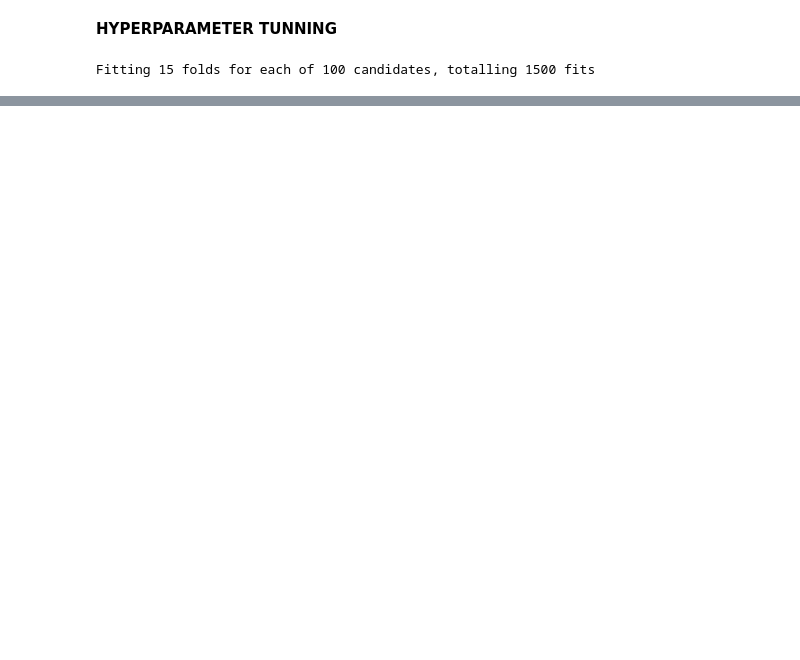
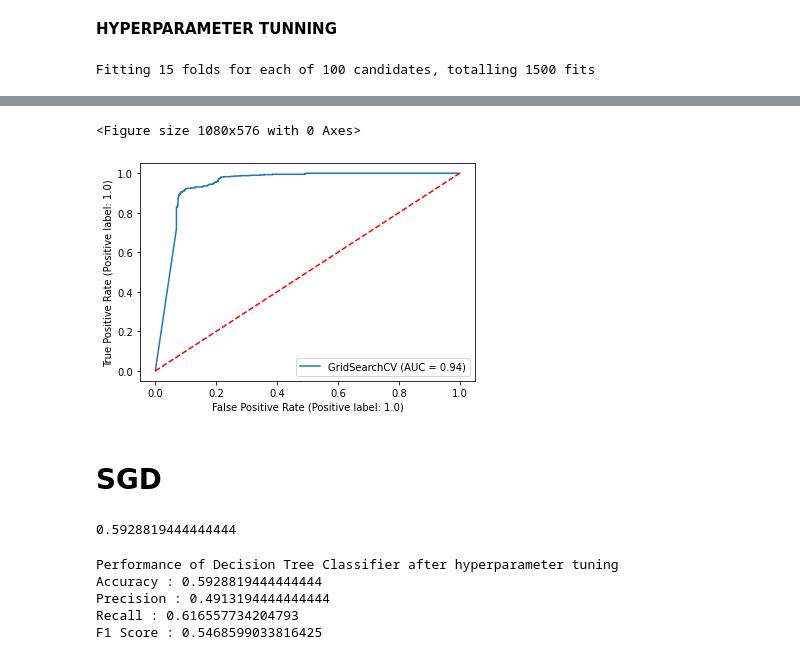
Before and after one commit to Tanjul5/Cardiovascular-Risk-Prediction, a Jupyter notebook: Cardiovascular_Risk_Prediction.ipynb, the cells around one changed output, grey strips where cells are left out. Drawn from its saved outputs; the diff is of its cells as text; code cells hidden in the pictures; blank space fills up the shorter version.

```diff
--- a/Cardiovascular_Risk_Prediction.ipynb
+++ b/Cardiovascular_Risk_Prediction.ipynb
@@ -743,0 +1076,41 @@ plt.show()
+# %%
+# Let us plot ROC curve
+from sklearn.metrics import plot_roc_curve
+plt.figure(figsize=(15,8))
+svc_disp = plot_roc_curve(gs,X_test_trf,y_test_n)
+x,y=np.arange(0,1.1,0.1),np.arange(0,1.1,0.1)
+plt.plot(x,y,'b--',color='r')
+plt.show()
+# %% [output]
+<Figure size 1080x576 with 0 Axes>
+[figure, added]
+# %% [markdown]
+# **SGD**
+# %%
+from sklearn.linear_model import SGDClassifier
+sgd = SGDClassifier().fit(X_train_trf,y_train_n)
+y_sgd_pred = sgd.predict(X_test_trf)
+sgd_accuracy= accuracy_score(y_sgd_pred,y_test_n)
+sgd_accuracy
+# %% [output]
+0.5928819444444444
+# %%
+#Performance Metrics
+sgd_accuracy= accuracy_score(y_sgd_pred,y_test_n)
+sgd_precision= precision_score(y_sgd_pred,y_test_n)
+sgd_recall= recall_score(y_sgd_pred,y_test_n)
+sgd_f1_score= f1_score(y_sgd_pred, y_test_n)
+
+
+
+print('Performance of Decision Tree Classifier after hyperparameter tuning')
+print('Accuracy :' , sgd_accuracy)
+print('Precision :', sgd_precision)
+print('Recall :', sgd_recall)
+print('F1 Score :', sgd_f1_score)
+# %% [output]
+Performance of Decision Tree Classifier after hyperparameter tuning
+Accuracy : 0.5928819444444444
+Precision : 0.4913194444444444
+Recall : 0.616557734204793
+F1 Score : 0.5468599033816425
```
Also changed, not shown: parts of 62 cells of this notebook.
